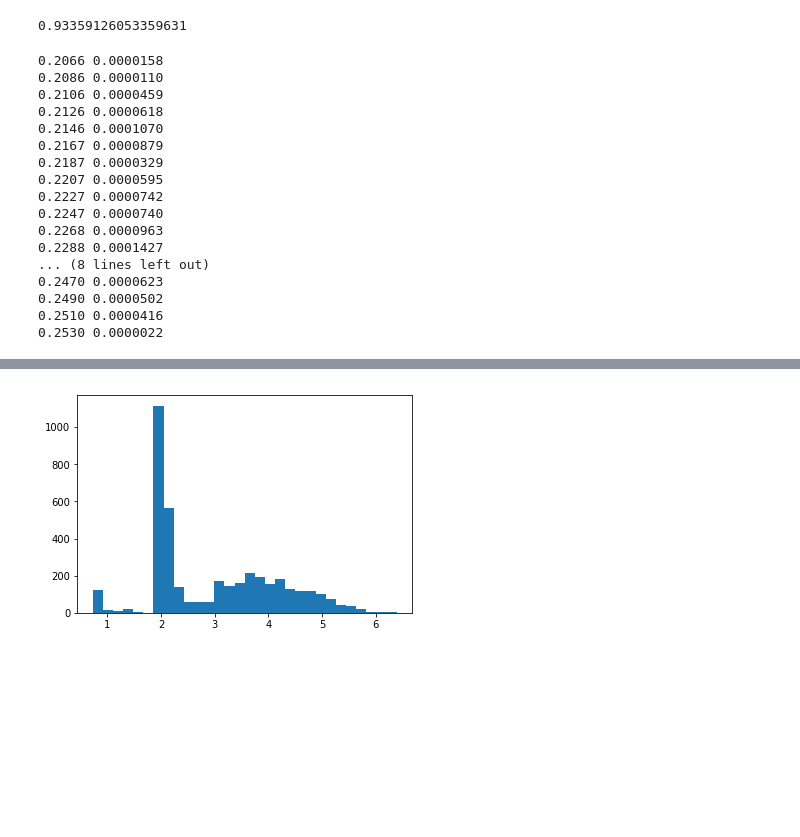
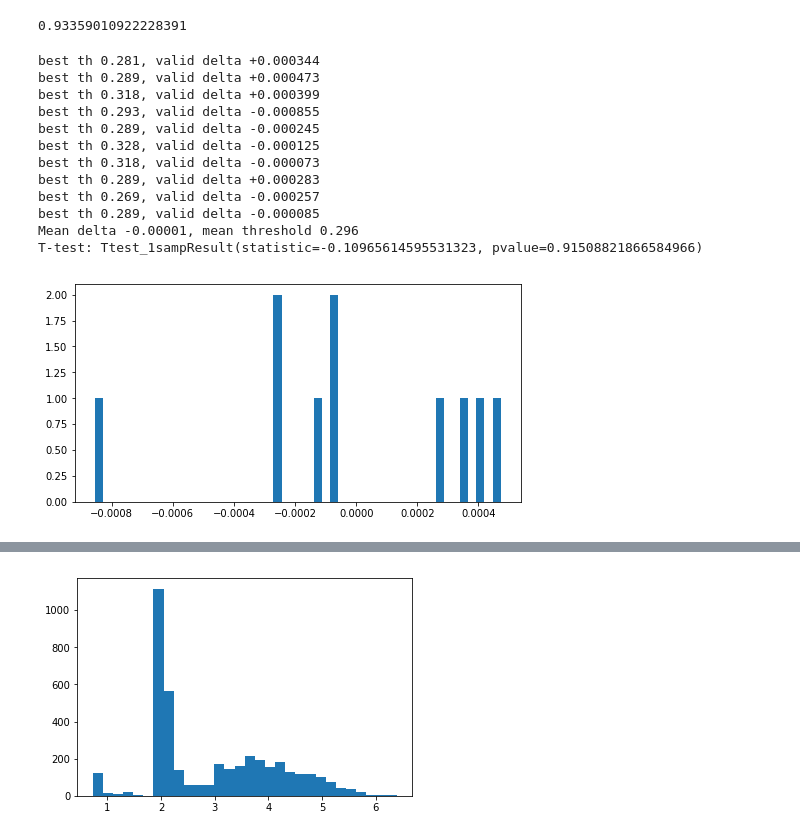
Before and after one commit to lopuhin/kaggle-amazon-2017, a Jupyter notebook: notebooks/heuristics.ipynb, the cells around one changed output, grey strips where cells are left out. Drawn from its saved outputs; the diff is of its cells as text; code cells hidden in the pictures; blank space fills up the shorter version.

```diff
--- a/notebooks/heuristics.ipynb
+++ b/notebooks/heuristics.ipynb
@@ -44,34 +45,51 @@ def f2_score(y_true, y_pred, eps=1e-7) -> float:
     f2 = (1 + beta2) * p * r / (beta2 * p + r + eps)
     return f2.mean()
 # %%
-threshold = 0.23
+threshold = 0.2
 original_score = f2_score(train_flat, valid_pred > threshold)
 original_score
 # %% [output]
-0.93359126053359631
+0.93359010922228391
 # %%
 for th in np.linspace(0.15, 0.35, 100):
-    score = f2_score(train_flat.as_matrix(), (valid_pred > th).as_matrix())
+    score = f2_score(train_flat, valid_pred > th)
     if score > original_score:
         print('{:.4f} {:.7f}'.format(th, score - original_score))
-# %% [output]
-0.2066 0.0000158
-0.2086 0.0000110
-0.2106 0.0000459
-0.2126 0.0000618
-0.2146 0.0001070
-0.2167 0.0000879
-0.2187 0.0000329
-0.2207 0.0000595
-0.2227 0.0000742
-0.2247 0.0000740
-0.2268 0.0000963
-0.2288 0.0001427
-... (8 lines left out)
-0.2470 0.0000623
-0.2490 0.0000502
-0.2510 0.0000416
-0.2530 0.0000022
+# %%
+deltas = []
+thresholds = []
+for train_ids, valid_ids in KFold(n_splits=10, shuffle=True).split(valid_pred.index):
+    best_score = 0
+    best_th = 0.2
+    for th in np.linspace(0.15, 0.35, 100):
+        score = f2_score(train_flat.iloc[train_ids], valid_pred.iloc[train_ids] > th)
+        if score > best_score:
+            best_score = score
+            best_th = th
+    delta = (f2_score(train_flat.iloc[valid_ids], valid_pred.iloc[valid_ids] > best_th) -
+             f2_score(train_flat.iloc[valid_ids], valid_pred.iloc[valid_ids] > 0.2))
+    deltas.append(delta)
+    thresholds.append(best_th)
+    print('best th {:.3f}, valid delta {:+.6f}'.format(best_th, delta))
+    # print('{:+.5f}'.format(delta))
+plt.figure(figsize=(8, 4))
+plt.hist(deltas, bins=50);
+print('Mean delta {:+.5f}, mean threshold {:.3f}'.format(np.mean(deltas), np.mean(thresholds)))
+print('T-test: {}'.format(ttest_1samp(deltas, 0)))
+# %% [output]
+best th 0.281, valid delta +0.000344
+best th 0.289, valid delta +0.000473
+best th 0.318, valid delta +0.000399
+best th 0.293, valid delta -0.000855
+best th 0.289, valid delta -0.000245
+best th 0.328, valid delta -0.000125
+best th 0.318, valid delta -0.000073
+best th 0.289, valid delta +0.000283
+best th 0.269, valid delta -0.000257
+best th 0.289, valid delta -0.000085
+Mean delta -0.00001, mean threshold 0.296
+T-test: Ttest_1sampResult(statistic=-0.10965614595531323, pvalue=0.91508821866584966)
+[figure, added]
 # %%
 deltas = []
 for _ in range(100):
```
Also changed, not shown: parts of 30 cells of this notebook.
